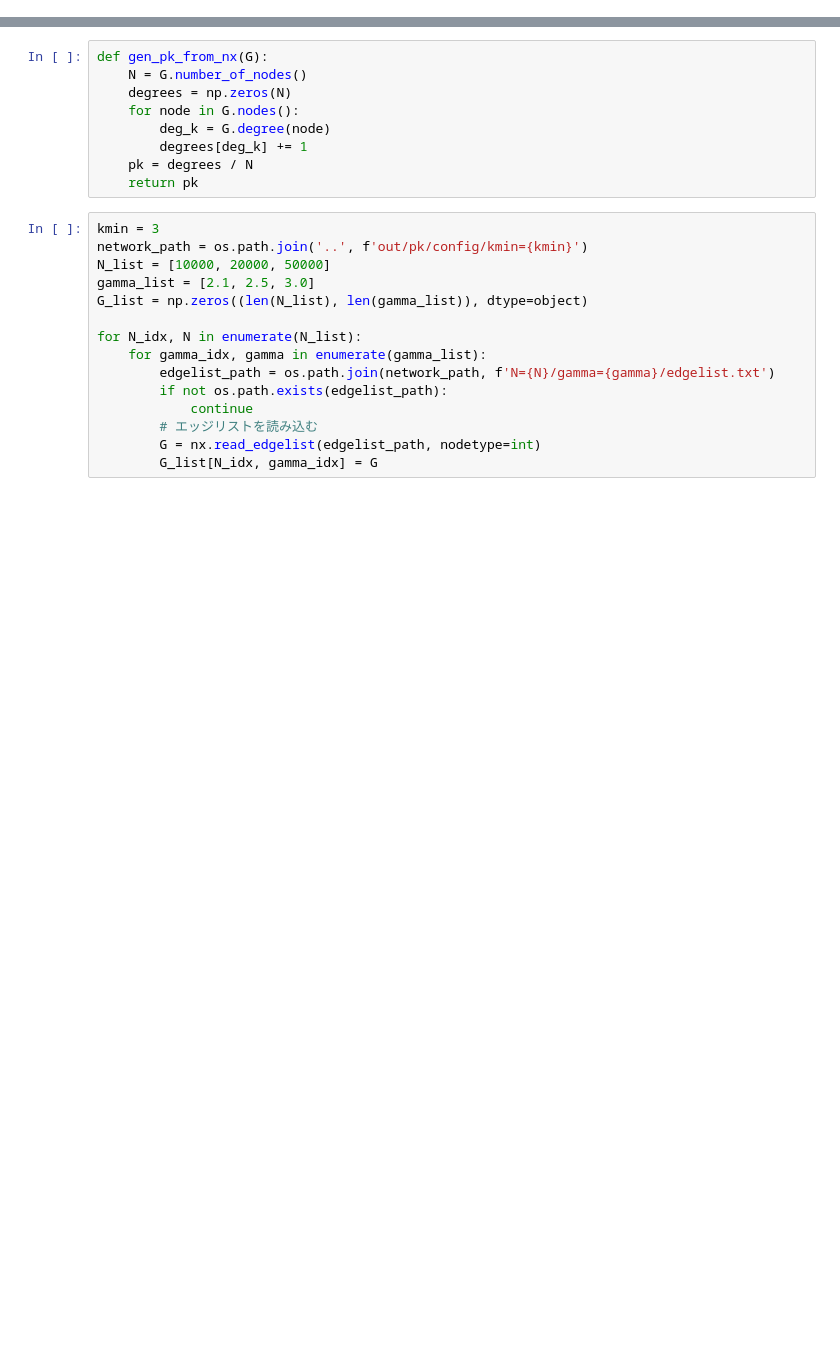
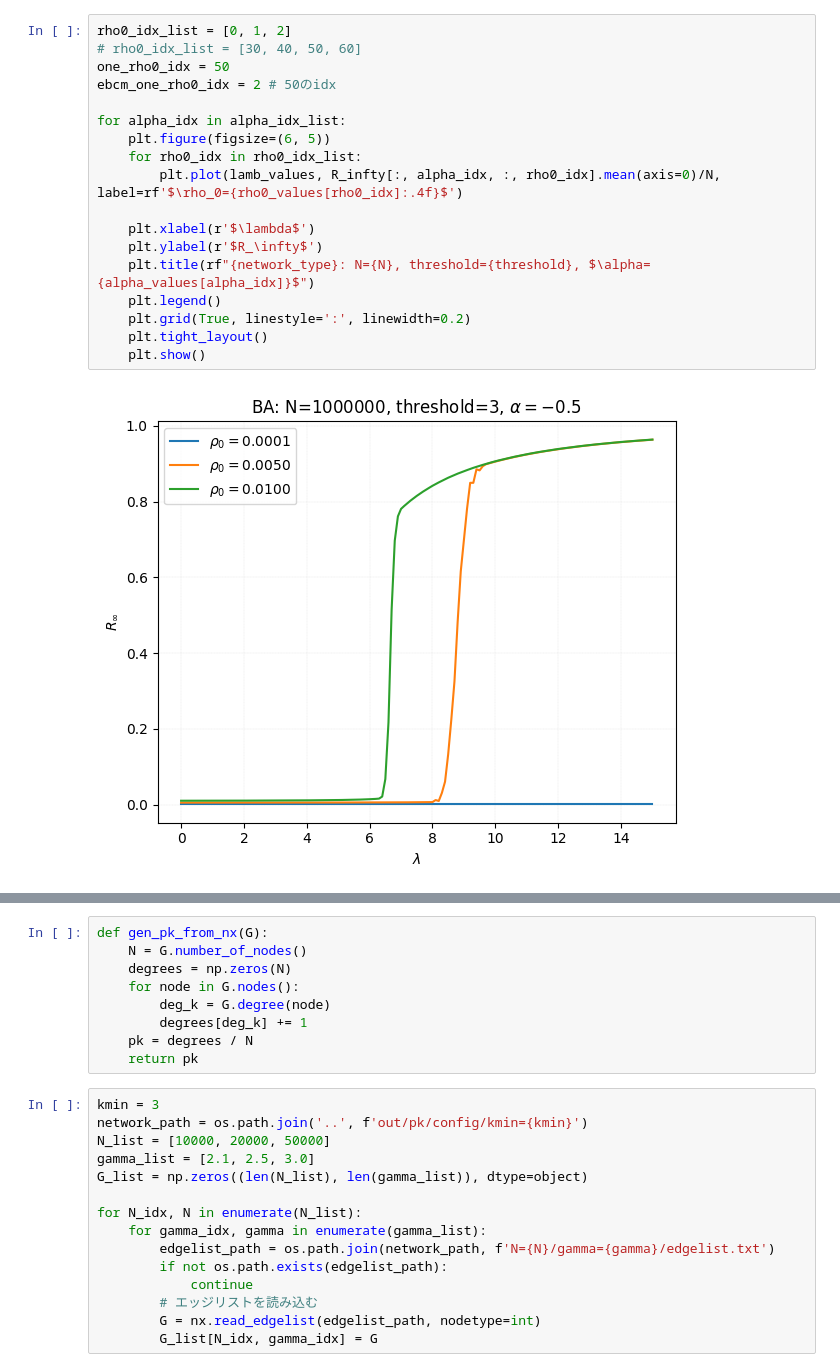
Before and after one commit to Kojirouuuu/network-simulations, a Jupyter notebook: notebooks/analyze.ipynb, the cells around one changed output, grey strips where cells are left out. Drawn from its saved outputs; the diff is of its cells as text; blank space fills up the shorter version.

```diff
--- a/notebooks/analyze.ipynb
+++ b/notebooks/analyze.ipynb
@@ -121,0 +113,20 @@ for alpha_idx in alpha_idx_list:
+# %%
+rho0_idx_list = [0, 1, 2]
+# rho0_idx_list = [30, 40, 50, 60]
+one_rho0_idx = 50
+ebcm_one_rho0_idx = 2 # 50のidx
+
+for alpha_idx in alpha_idx_list:
+    plt.figure(figsize=(6, 5))
+    for rho0_idx in rho0_idx_list:
+        plt.plot(lamb_values, R_infty[:, alpha_idx, :, rho0_idx].mean(axis=0)/N, label=rf'$\rho_0={rho0_values[rho0_idx]:.4f}$')
+
+    plt.xlabel(r'$\lambda$')
+    plt.ylabel(r'$R_\infty$')
+    plt.title(rf"{network_type}: N={N}, threshold={threshold}, $\alpha={alpha_values[alpha_idx]}$")
+    plt.legend()
+    plt.grid(True, linestyle=':', linewidth=0.2)
+    plt.tight_layout()
+    plt.show()
+# %% [output]
+[figure, added]
```
Also changed, not shown: parts of 30 cells of this notebook, 5 other files.
